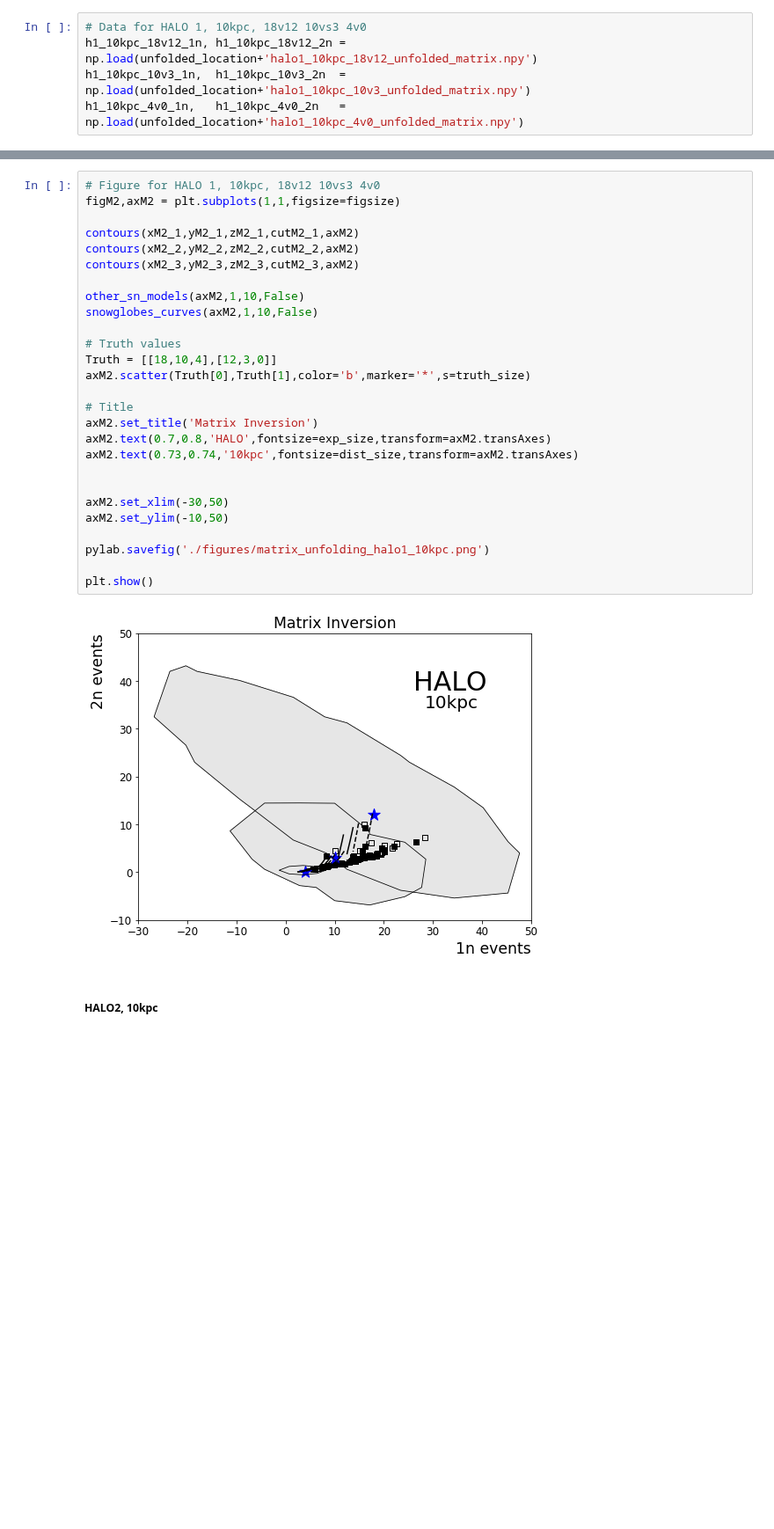
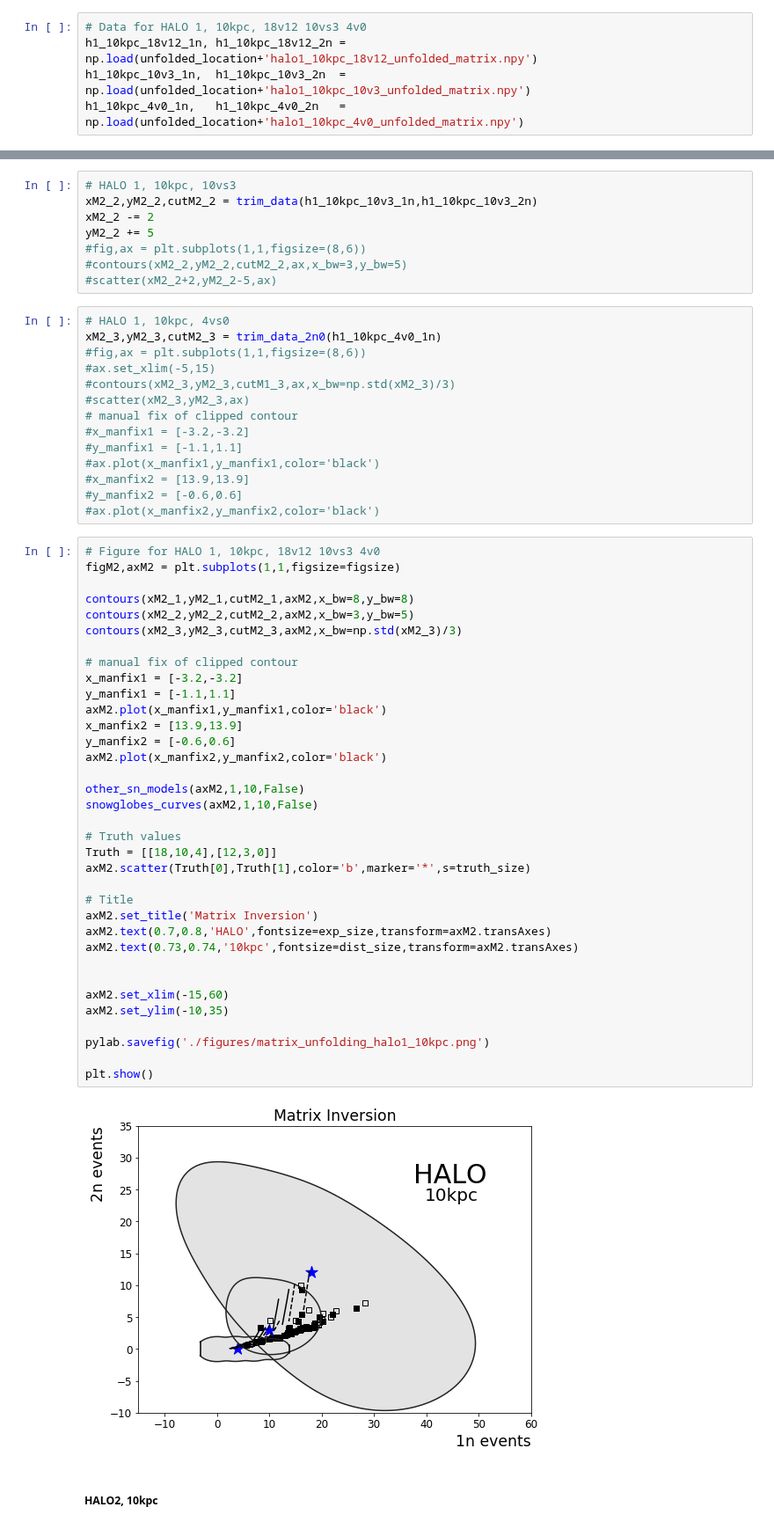
Before and after one commit to jfcrenshaw/halo, a Jupyter notebook: unfolding_plots.ipynb, the cells around one changed output, grey strips where cells are left out. Shown at 88% size. Saved outputs shown, nothing was run; the diff lists cells and outputs as text; blank space fills up the shorter version.

```diff
--- a/unfolding_plots.ipynb
+++ b/unfolding_plots.ipynb
@@ -186,32 +121,62 @@ xM2_3,yM2_3,zM2_3,cutM2_3 = density_cut(oneN_,twoN_,xmin,xmax,ymin,ymax,xres,yre
+# %%
+# HALO 1, 10kpc, 10vs3
+xM2_2,yM2_2,cutM2_2 = trim_data(h1_10kpc_10v3_1n,h1_10kpc_10v3_2n)
+xM2_2 -= 2
+yM2_2 += 5
+#fig,ax = plt.subplots(1,1,figsize=(8,6))
+#contours(xM2_2,yM2_2,cutM2_2,ax,x_bw=3,y_bw=5)
+#scatter(xM2_2+2,yM2_2-5,ax)
+# %%
+# HALO 1, 10kpc, 4vs0
+xM2_3,yM2_3,cutM2_3 = trim_data_2n0(h1_10kpc_4v0_1n)
+#fig,ax = plt.subplots(1,1,figsize=(8,6))
+#ax.set_xlim(-5,15)
+#contours(xM2_3,yM2_3,cutM1_3,ax,x_bw=np.std(xM2_3)/3)
+#scatter(xM2_3,yM2_3,ax)
+# manual fix of clipped contour
+#x_manfix1 = [-3.2,-3.2]
+#y_manfix1 = [-1.1,1.1]
+#ax.plot(x_manfix1,y_manfix1,color='black')
+#x_manfix2 = [13.9,13.9]
+#y_manfix2 = [-0.6,0.6]
+#ax.plot(x_manfix2,y_manfix2,color='black')
 # %%
 # Figure for HALO 1, 10kpc, 18v12 10vs3 4v0
 figM2,axM2 = plt.subplots(1,1,figsize=figsize)
 
-contours(xM2_1,yM2_1,zM2_1,cutM2_1,axM2)
-contours(xM2_2,yM2_2,zM2_2,cutM2_2,axM2)
-contours(xM2_3,yM2_3,zM2_3,cutM2_3,axM2)
+contours(xM2_1,yM2_1,cutM2_1,axM2,x_bw=8,y_bw=8)
+contours(xM2_2,yM2_2,cutM2_2,axM2,x_bw=3,y_bw=5)
+contours(xM2_3,yM2_3,cutM2_3,axM2,x_bw=np.std(xM2_3)/3)
+
+# manual fix of clipped contour
+x_manfix1 = [-3.2,-3.2]
+y_manfix1 = [-1.1,1.1]
+axM2.plot(x_manfix1,y_manfix1,color='black')
+x_manfix2 = [13.9,13.9]
+y_manfix2 = [-0.6,0.6]
+axM2.plot(x_manfix2,y_manfix2,color='black')
 
 other_sn_models(axM2,1,10,False)
 snowglobes_curves(axM2,1,10,False)
 
 # Truth values
 Truth = [[18,10,4],[12,3,0]]
 axM2.scatter(Truth[0],Truth[1],color='b',marker='*',s=truth_size)
 
 # Title
 axM2.set_title('Matrix Inversion')
 axM2.text(0.7,0.8,'HALO',fontsize=exp_size,transform=axM2.transAxes)
 axM2.text(0.73,0.74,'10kpc',fontsize=dist_size,transform=axM2.transAxes)
 
 
-axM2.set_xlim(-30,50)
-axM2.set_ylim(-10,50)
+axM2.set_xlim(-15,60)
+axM2.set_ylim(-10,35)
 
 pylab.savefig('./figures/matrix_unfolding_halo1_10kpc.png')
 
 plt.show()
 # %% [output]
-[figure, old version]
+[figure, new version]
 # %% [markdown]
 ##### HALO2, 10kpc
 # %%
```
Also changed, not shown: parts of 87 cells of this notebook, 10 other files.
